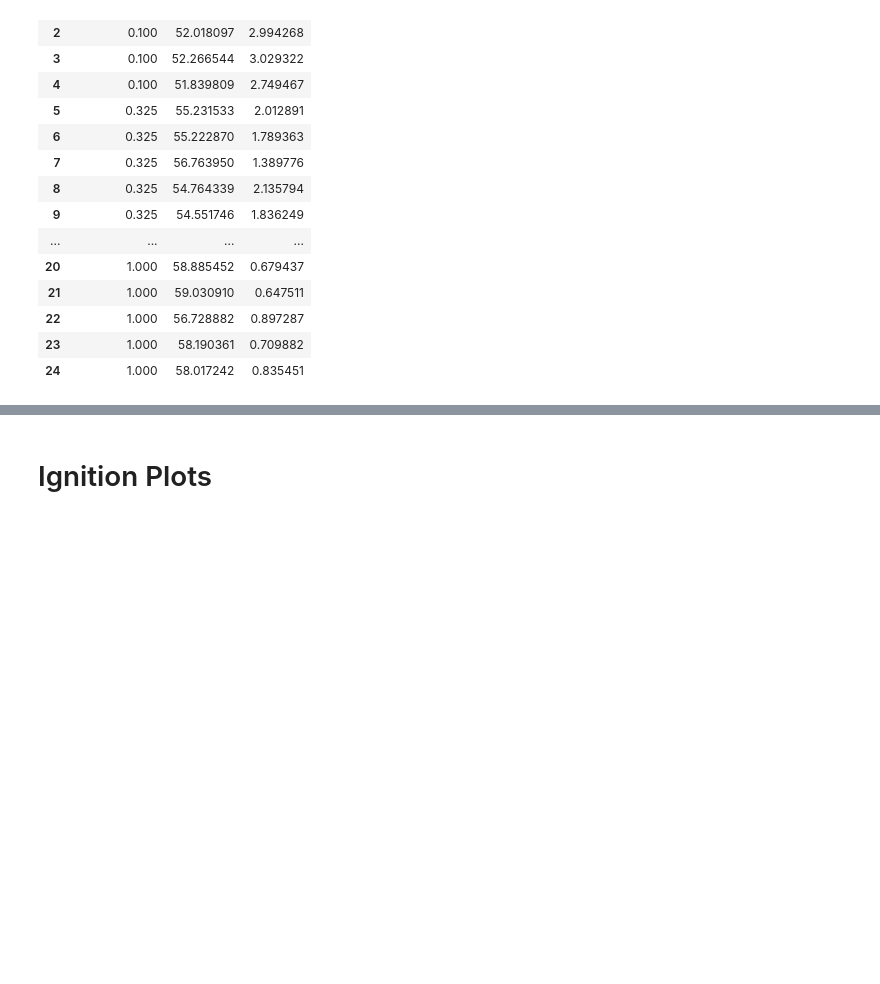
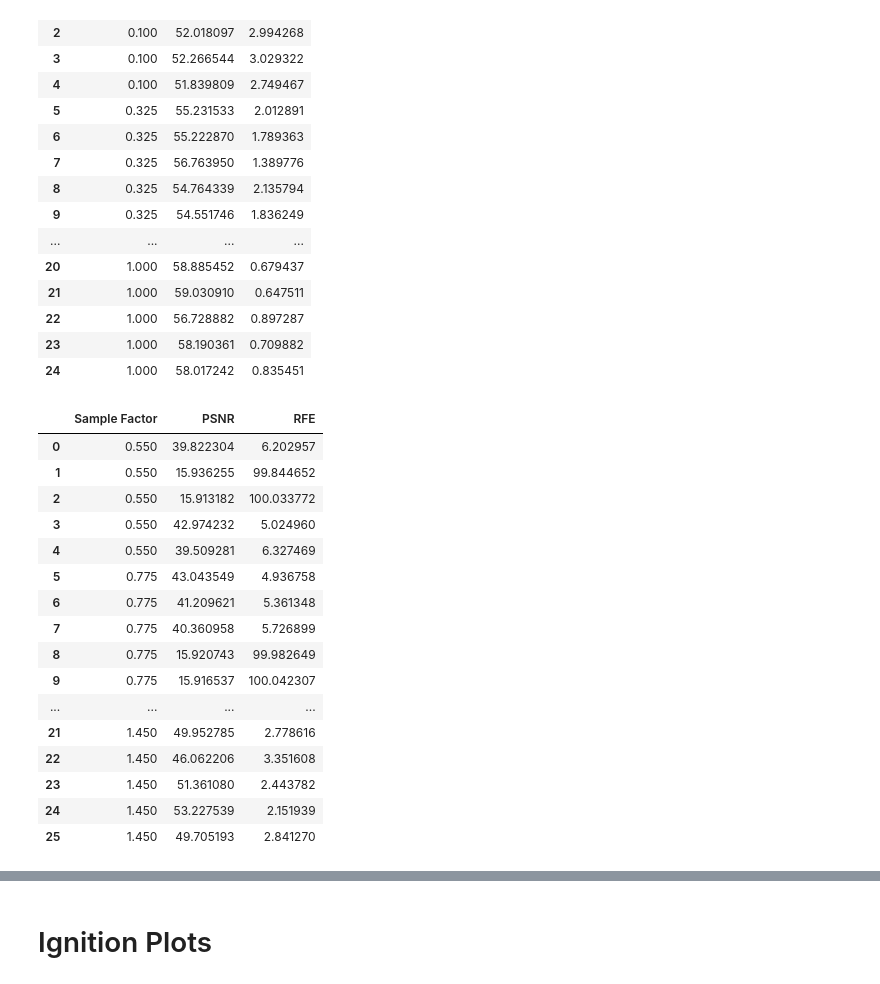
Before and after one commit to RS-Coop/Implicit-Neural-Compression, a Jupyter notebook: Paper Results.ipynb, the cells around one changed output, grey strips where cells are left out. Drawn from its saved outputs; the diff is of its cells as text; code cells hidden in the pictures; blank space fills up the shorter version.

```diff
--- a/Paper Results.ipynb
+++ b/Paper Results.ipynb
@@ -81,12 +81,15 @@ Channel Flow...
 Fixed compression rate with varying sketch sizes.
 # %%
 #Extract tb logs
+sample_factors = {"fjlt": np.linspace(0.001, 0.01, 5)*100, "subsample": np.linspace(0.0055, 0.0145, 5)*100}
+df = {}
+
+#fjlt
 log_dir = "lightning_logs/neuron_transport/"
+experiments = []
 experiments = [f"hnet_online_fjlt_%_{i}" for i in range(0,4)]
 experiments.append("hnet_online_fjlt")
 
-# df = pd.DataFrame(columns=["Sample Factor", "PSNR", "RFE"])
-sample_factors = np.linspace(0.001, 0.01, 5)*100
 dfs = []
 
 for i, experiment in enumerate(experiments):
@@ -95,7 +98,25 @@ for i, experiment in enumerate(experiments):
     PSNR = df_[df_["tag"] == "real_test_avg_PSNR"]["value"]
     RFE = df_[df_["tag"] == "real_test_avg_RFError"]["value"]*100
 
-    dfs.append(pd.DataFrame({"Sample Factor": sample_factors[i], "PSNR": PSNR.to_numpy(), "RFE": RFE.to_numpy()}))
+    dfs.append(pd.DataFrame({"Sample Factor": sample_factors["fjlt"][i], "PSNR": PSNR.to_numpy(), "RFE": RFE.to_numpy()}))
 
-df = pd.concat(dfs, ignore_index=True)
+df["fjlt"] = pd.concat(dfs, ignore_index=True)
+
+#subsample
+log_dir = "lightning_logs/neuron_transport/"
+experiments = []
+experiments.extend([f"hnet_online_subsample_%_{i}" for i in range(0,4)])
+experiments.insert(2, "hnet_online_subsample")
+
+dfs = []
+
+for i, experiment in enumerate(experiments):
+    reader = tb.SummaryReader(log_dir+experiment)
+    df_ = reader.scalars
+    PSNR = df_[df_["tag"] == "real_test_avg_PSNR"]["value"]
+    RFE = df_[df_["tag"] == "real_test_avg_RFError"]["value"]*100
+
+    dfs.append(pd.DataFrame({"Sample Factor": sample_factors["subsample"][i], "PSNR": PSNR.to_numpy(), "RFE": RFE.to_numpy()}))
+
+df["subsample"] = pd.concat(dfs, ignore_index=True)
 # %%
@@ -118,6 +139,26 @@ df
 | 22 | 1.000 | 56.728882 | 0.897287 |
 | 23 | 1.000 | 58.190361 | 0.709882 |
 | 24 | 1.000 | 58.017242 | 0.835451 |
+# %%
+df["subsample"]
+# %% [output]
+|  | Sample Factor | PSNR | RFE |
+| 0 | 0.550 | 39.822304 | 6.202957 |
+| 1 | 0.550 | 15.936255 | 99.844652 |
+| 2 | 0.550 | 15.913182 | 100.033772 |
+| 3 | 0.550 | 42.974232 | 5.024960 |
+| 4 | 0.550 | 39.509281 | 6.327469 |
+| 5 | 0.775 | 43.043549 | 4.936758 |
+| 6 | 0.775 | 41.209621 | 5.361348 |
+| 7 | 0.775 | 40.360958 | 5.726899 |
+| 8 | 0.775 | 15.920743 | 99.982649 |
+| 9 | 0.775 | 15.916537 | 100.042307 |
+| ... | ... | ... | ... |
+| 21 | 1.450 | 49.952785 | 2.778616 |
+| 22 | 1.450 | 46.062206 | 3.351608 |
+| 23 | 1.450 | 51.361080 | 2.443782 |
+| 24 | 1.450 | 53.227539 | 2.151939 |
+| 25 | 1.450 | 49.705193 | 2.841270 |
 # %%
 #Get offline baseline
 df_ = tb.SummaryReader(log_dir+"hnet_offline_full").scalars
```
Also changed, not shown: parts of 12 cells of this notebook, 8 other files.
